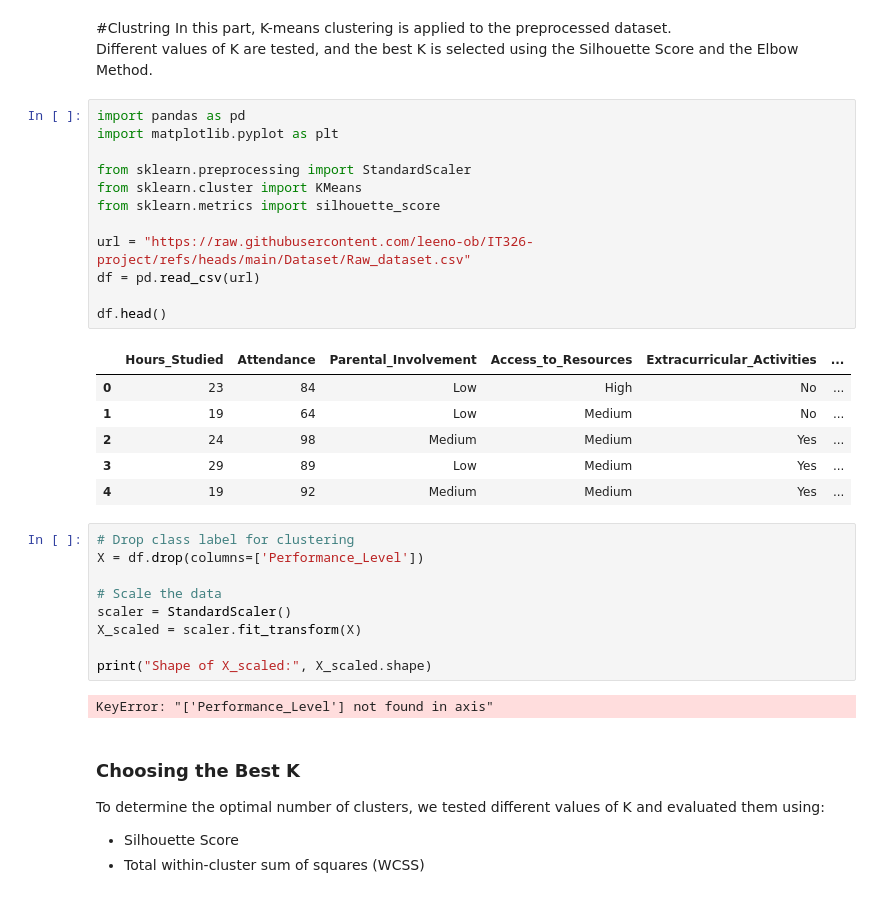
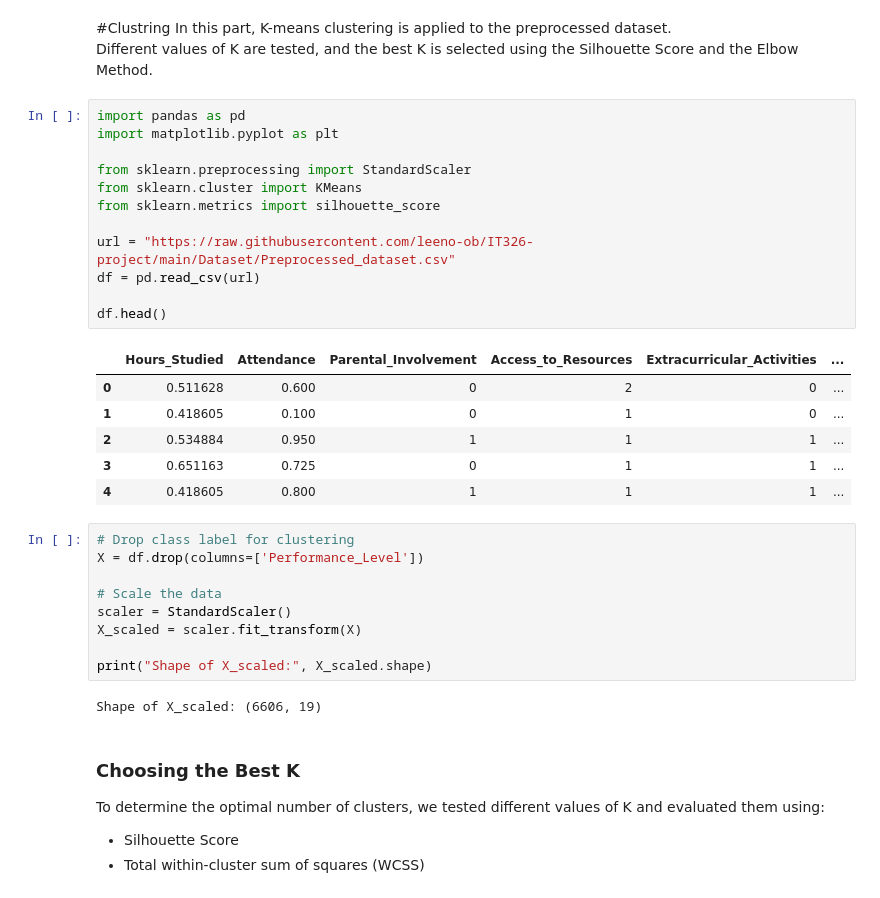
Before and after one commit to leeno-ob/IT326-project, a Jupyter notebook: Phase3.ipynb, the cells around one changed output. Drawn from its saved outputs; the diff is of its cells as text.

```diff
--- a/Phase3.ipynb
+++ b/Phase3.ipynb
@@ -7,22 +7,22 @@ Different values of K are tested, and the best K is selected using the Silhouett
 # %%
 import pandas as pd
 import matplotlib.pyplot as plt
 
 from sklearn.preprocessing import StandardScaler
 from sklearn.cluster import KMeans
 from sklearn.metrics import silhouette_score
 
-url = "https://raw.githubusercontent.com/leeno-ob/IT326-project/refs/heads/main/Dataset/Raw_dataset.csv"
+url = "https://raw.githubusercontent.com/leeno-ob/IT326-project/main/Dataset/Preprocessed_dataset.csv"
 df = pd.read_csv(url)
 
 df.head()
 # %% [output]
 |  | Hours_Studied | Attendance | Parental_Involvement | Access_to_Resources | Extracurricular_Activities | ... |
-| 0 | 23 | 84 | Low | High | No | ... |
-| 1 | 19 | 64 | Low | Medium | No | ... |
-| 2 | 24 | 98 | Medium | Medium | Yes | ... |
-| 3 | 29 | 89 | Low | Medium | Yes | ... |
-| 4 | 19 | 92 | Medium | Medium | Yes | ... |
+| 0 | 0.511628 | 0.600 | 0 | 2 | 0 | ... |
+| 1 | 0.418605 | 0.100 | 0 | 1 | 0 | ... |
+| 2 | 0.534884 | 0.950 | 1 | 1 | 1 | ... |
+| 3 | 0.651163 | 0.725 | 0 | 1 | 1 | ... |
+| 4 | 0.418605 | 0.800 | 1 | 1 | 1 | ... |
 # %%
 # Drop class label for clustering
 X = df.drop(columns=['Performance_Level'])
@@ -33,7 +33,7 @@ X_scaled = scaler.fit_transform(X)
 
 print("Shape of X_scaled:", X_scaled.shape)
 # %% [output]
-KeyError: "['Performance_Level'] not found in axis"
+Shape of X_scaled: (6606, 19)
 # %% [markdown]
 ### Choosing the Best K
 
```
Also changed, not shown: parts of 7 cells of this notebook.
